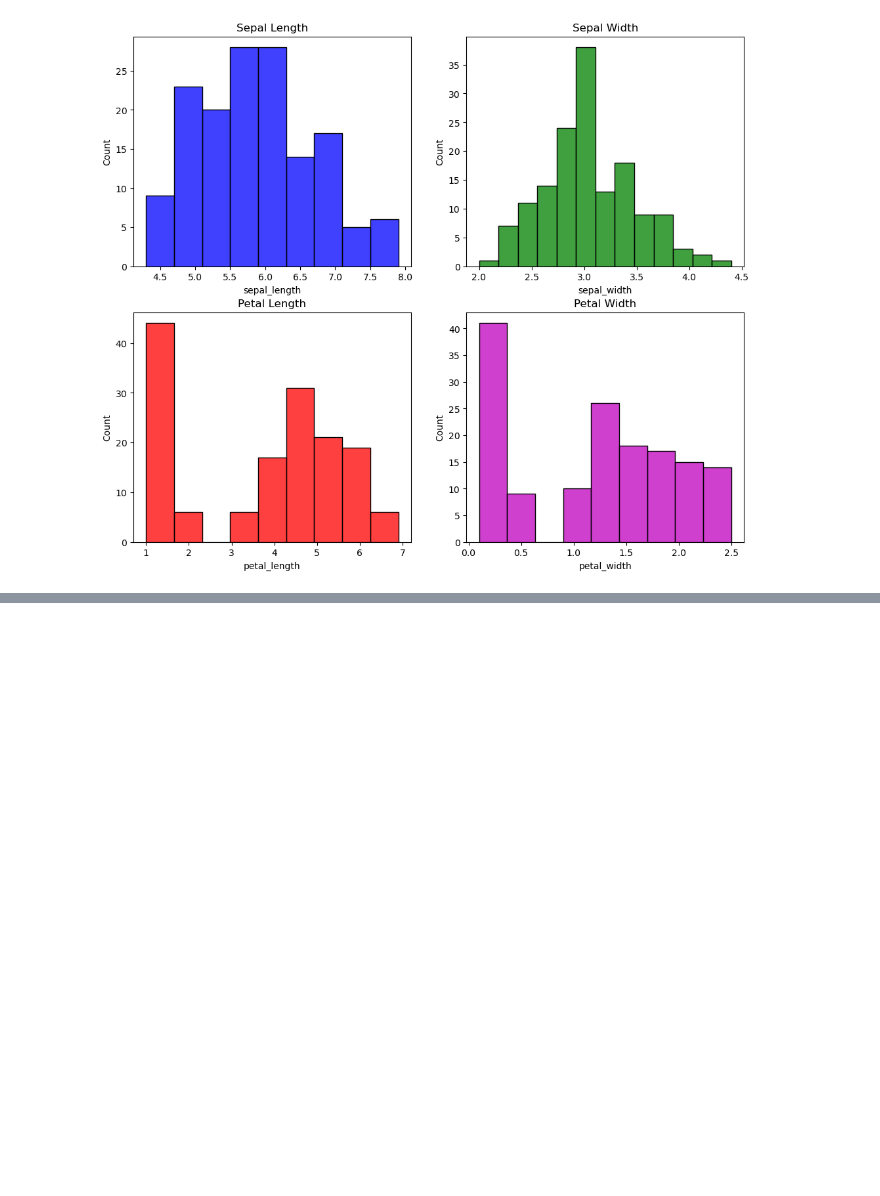
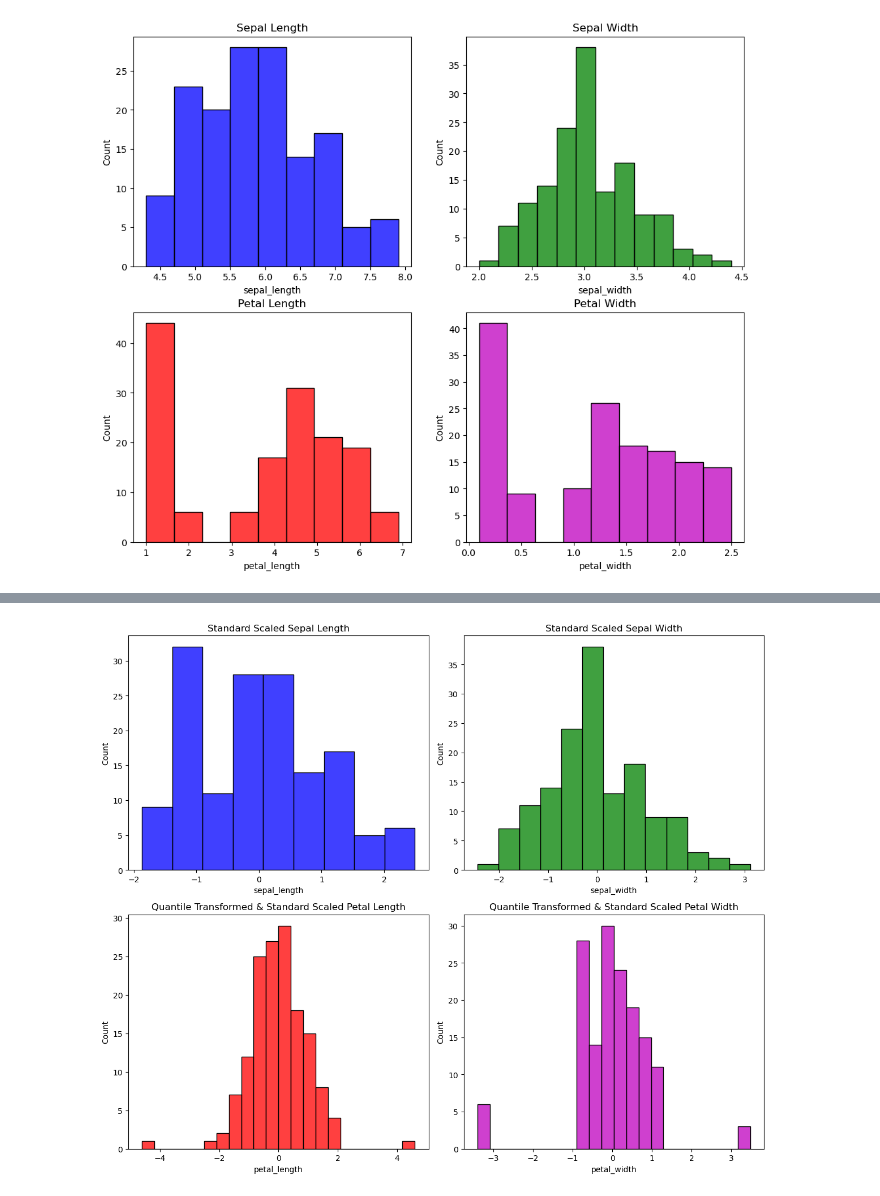
Before and after one commit to mstoychev/Data-Science-Projects, a Jupyter notebook: 4. Iris Flower/Iris Flower Dataset.ipynb, the cells around one changed output, grey strips where cells are left out. Cells and saved outputs as stored; diff of their text form; code cells hidden in the pictures; blank space fills up the shorter version.

```diff
--- a/4. Iris Flower/Iris Flower Dataset.ipynb
+++ b/4. Iris Flower/Iris Flower Dataset.ipynb
@@ -425,0 +439,35 @@ Therefore, our next step is to transform the distribution of Numerical Features
+# %%
+# Separate features and class
+features = data.drop(columns="class")
+class_labels = data["class"]
+
+quantile_transformer = QuantileTransformer(output_distribution='normal', random_state=0,  n_quantiles=150) #QuantileTransformer uses 1000 quantiles by default
+features[["petal_length", "petal_width"]] = quantile_transformer.fit_transform(features[["petal_length", "petal_width"]])
+
+# Apply Standard Scaling to all features
+scaler = StandardScaler()
+scaled_features = scaler.fit_transform(features)
+
+# Convert the scaled features back to a DataFrame
+scaled_features_df = pd.DataFrame(scaled_features, columns=features.columns)
+scaled_features_df["class"] = class_labels
+# %%
+# Display histograms after normalization and scaling
+fig, axes = plt.subplots(2, 2, figsize=(12, 10))
+
+sns.histplot(scaled_features_df["sepal_length"], ax=axes[0, 0], color="b")
+axes[0, 0].set_title("Standard Scaled Sepal Length")
+
+sns.histplot(scaled_features_df["sepal_width"], ax=axes[0, 1], color="g")
+axes[0, 1].set_title("Standard Scaled Sepal Width")
+
+sns.histplot(scaled_features_df["petal_length"], ax=axes[1, 0], color="r")
+axes[1, 0].set_title("Quantile Transformed & Standard Scaled Petal Length")
+
+sns.histplot(scaled_features_df["petal_width"], ax=axes[1, 1], color="m")
+axes[1, 1].set_title("Quantile Transformed & Standard Scaled Petal Width")
+
+plt.tight_layout()
+plt.show()
+# %% [output]
+[figure, added]
```
Also changed, not shown: parts of 8 cells of this notebook.
